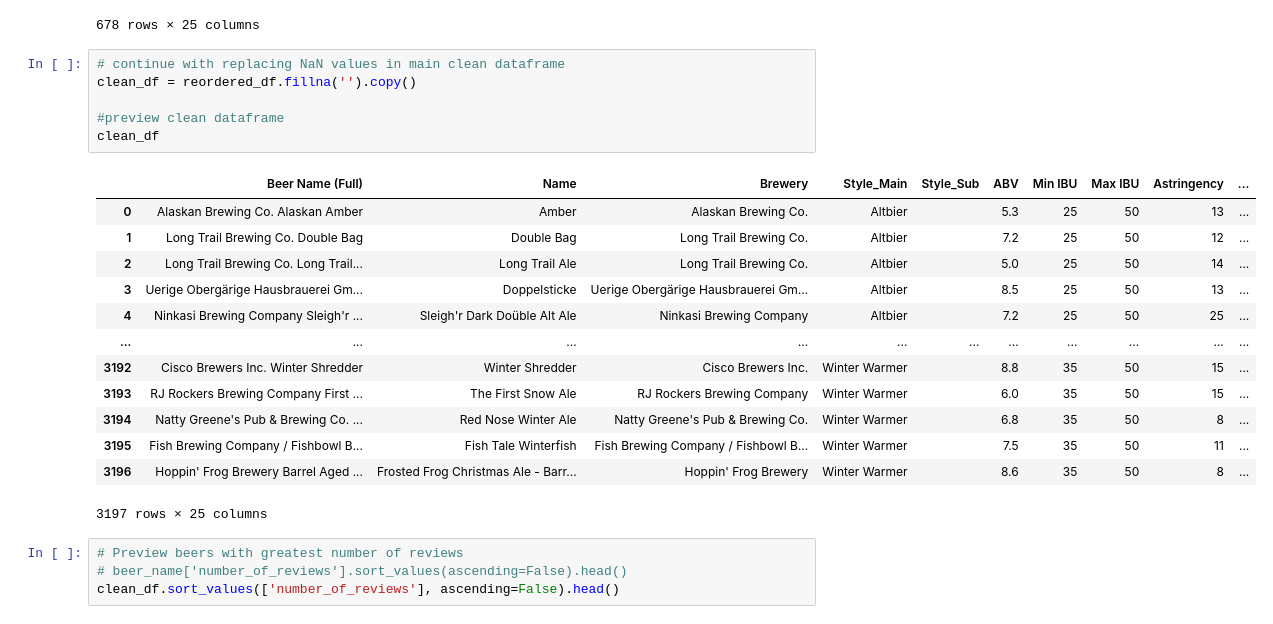
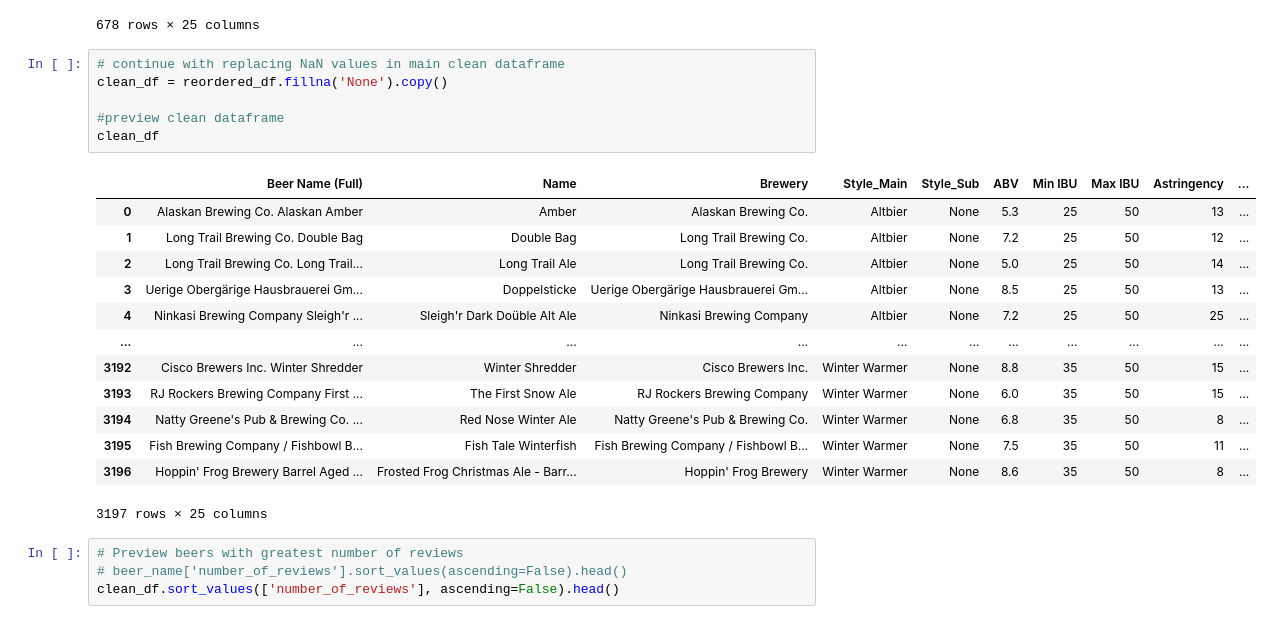
Before and after one commit to andrewjmack/DU-Project-1, a Jupyter notebook: beer_EDA_cleanup.ipynb, the cells around one changed output. Saved outputs shown, nothing was run; the diff lists cells and outputs as text.

```diff
--- a/beer_EDA_cleanup.ipynb
+++ b/beer_EDA_cleanup.ipynb
@@ -171,23 +213,23 @@ reordered_df.loc[reordered_df.isna().any(axis=1)]
 678 rows × 25 columns
 # %%
 # continue with replacing NaN values in main clean dataframe
-clean_df = reordered_df.fillna('').copy()
+clean_df = reordered_df.fillna('None').copy()
 
 #preview clean dataframe
 clean_df
 # %% [output]
 |  | Beer Name (Full) | Name | Brewery | Style_Main | Style_Sub | ABV | Min IBU | Max IBU | Astringency | ... |
-| 0 | Alaskan Brewing Co. Alaskan Amber | Amber | Alaskan Brewing Co. | Altbier |  | 5.3 | 25 | 50 | 13 | ... |
-| 1 | Long Trail Brewing Co. Double Bag | Double Bag | Long Trail Brewing Co. | Altbier |  | 7.2 | 25 | 50 | 12 | ... |
-| 2 | Long Trail Brewing Co. Long Trail... | Long Trail Ale | Long Trail Brewing Co. | Altbier |  | 5.0 | 25 | 50 | 14 | ... |
-| 3 | Uerige Obergärige Hausbrauerei Gm... | Doppelsticke | Uerige Obergärige Hausbrauerei Gm... | Altbier |  | 8.5 | 25 | 50 | 13 | ... |
-| 4 | Ninkasi Brewing Company Sleigh'r ... | Sleigh'r Dark Doüble Alt Ale | Ninkasi Brewing Company | Altbier |  | 7.2 | 25 | 50 | 25 | ... |
+| 0 | Alaskan Brewing Co. Alaskan Amber | Amber | Alaskan Brewing Co. | Altbier | None | 5.3 | 25 | 50 | 13 | ... |
+| 1 | Long Trail Brewing Co. Double Bag | Double Bag | Long Trail Brewing Co. | Altbier | None | 7.2 | 25 | 50 | 12 | ... |
+| 2 | Long Trail Brewing Co. Long Trail... | Long Trail Ale | Long Trail Brewing Co. | Altbier | None | 5.0 | 25 | 50 | 14 | ... |
+| 3 | Uerige Obergärige Hausbrauerei Gm... | Doppelsticke | Uerige Obergärige Hausbrauerei Gm... | Altbier | None | 8.5 | 25 | 50 | 13 | ... |
+| 4 | Ninkasi Brewing Company Sleigh'r ... | Sleigh'r Dark Doüble Alt Ale | Ninkasi Brewing Company | Altbier | None | 7.2 | 25 | 50 | 25 | ... |
 | ... | ... | ... | ... | ... | ... | ... | ... | ... | ... | ... |
-| 3192 | Cisco Brewers Inc. Winter Shredder | Winter Shredder | Cisco Brewers Inc. | Winter Warmer |  | 8.8 | 35 | 50 | 15 | ... |
-| 3193 | RJ Rockers Brewing Company First ... | The First Snow Ale | RJ Rockers Brewing Company | Winter Warmer |  | 6.0 | 35 | 50 | 15 | ... |
-| 3194 | Natty Greene's Pub & Brewing Co. ... | Red Nose Winter Ale | Natty Greene's Pub & Brewing Co. | Winter Warmer |  | 6.8 | 35 | 50 | 8 | ... |
-| 3195 | Fish Brewing Company / Fishbowl B... | Fish Tale Winterfish | Fish Brewing Company / Fishbowl B... | Winter Warmer |  | 7.5 | 35 | 50 | 11 | ... |
-| 3196 | Hoppin' Frog Brewery Barrel Aged ... | Frosted Frog Christmas Ale - Barr... | Hoppin' Frog Brewery | Winter Warmer |  | 8.6 | 35 | 50 | 8 | ... |
+| 3192 | Cisco Brewers Inc. Winter Shredder | Winter Shredder | Cisco Brewers Inc. | Winter Warmer | None | 8.8 | 35 | 50 | 15 | ... |
+| 3193 | RJ Rockers Brewing Company First ... | The First Snow Ale | RJ Rockers Brewing Company | Winter Warmer | None | 6.0 | 35 | 50 | 15 | ... |
+| 3194 | Natty Greene's Pub & Brewing Co. ... | Red Nose Winter Ale | Natty Greene's Pub & Brewing Co. | Winter Warmer | None | 6.8 | 35 | 50 | 8 | ... |
+| 3195 | Fish Brewing Company / Fishbowl B... | Fish Tale Winterfish | Fish Brewing Company / Fishbowl B... | Winter Warmer | None | 7.5 | 35 | 50 | 11 | ... |
+| 3196 | Hoppin' Frog Brewery Barrel Aged ... | Frosted Frog Christmas Ale - Barr... | Hoppin' Frog Brewery | Winter Warmer | None | 8.6 | 35 | 50 | 8 | ... |
 3197 rows × 25 columns
 # %%
 # Preview beers with greatest number of reviews
```
Also changed, not shown: parts of 4 cells of this notebook, 6 other files.
